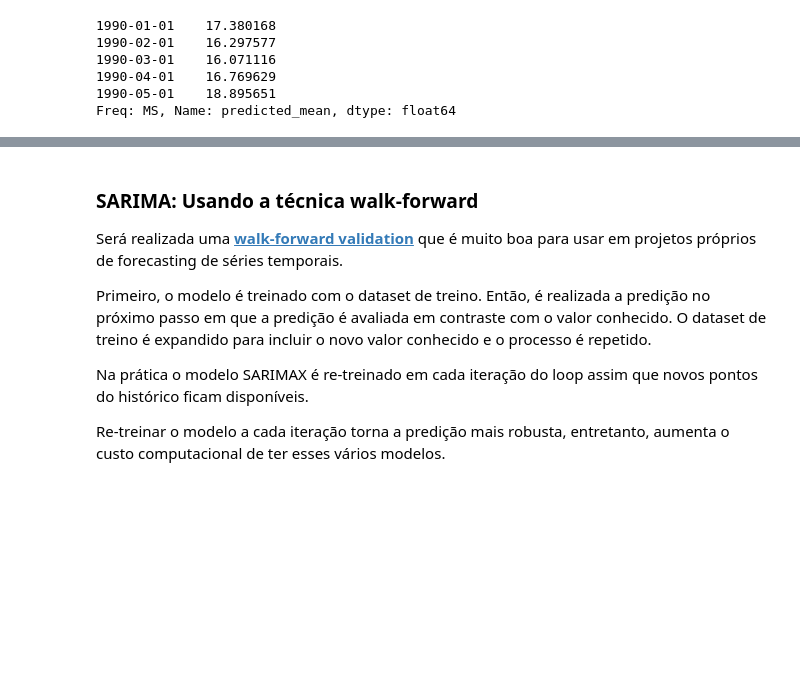
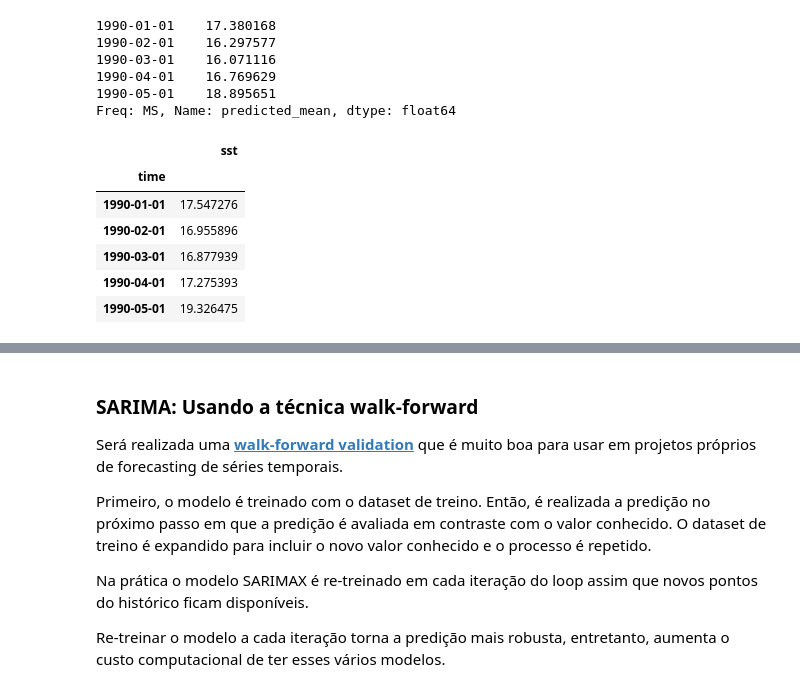
Before and after one commit to matheusvictal/sst-time-series-ml, a Jupyter notebook: source/2_sarima.ipynb, the cells around one changed output, grey strips where cells are left out. Drawn from its saved outputs; the diff is of its cells as text; code cells hidden in the pictures; blank space fills up the shorter version.

```diff
--- a/source/2_sarima.ipynb
+++ b/source/2_sarima.ipynb
@@ -191,3 +189,15 @@ yhat
 Freq: MS, Name: predicted_mean, dtype: float64
 # %%
 #print(results.summary())
+# %%
+y_atual = SSTHelper.get_subseries_by_date(teste, '1990-01-01', 5)
+
+teste.head()
+# %% [output]
+|  | sst |
+| time |  |
+| 1990-01-01 | 17.547276 |
+| 1990-02-01 | 16.955896 |
+| 1990-03-01 | 16.877939 |
+| 1990-04-01 | 17.275393 |
+| 1990-05-01 | 19.326475 |
```
Also changed, not shown: parts of 4 cells of this notebook, 1 other file.
